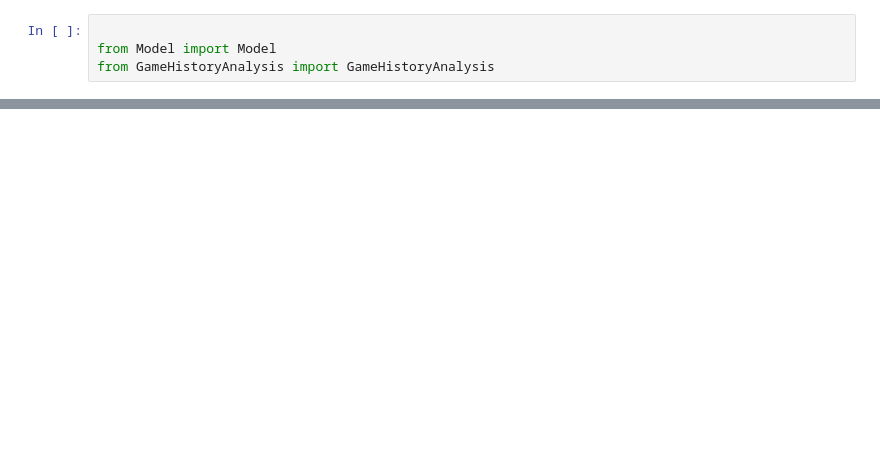
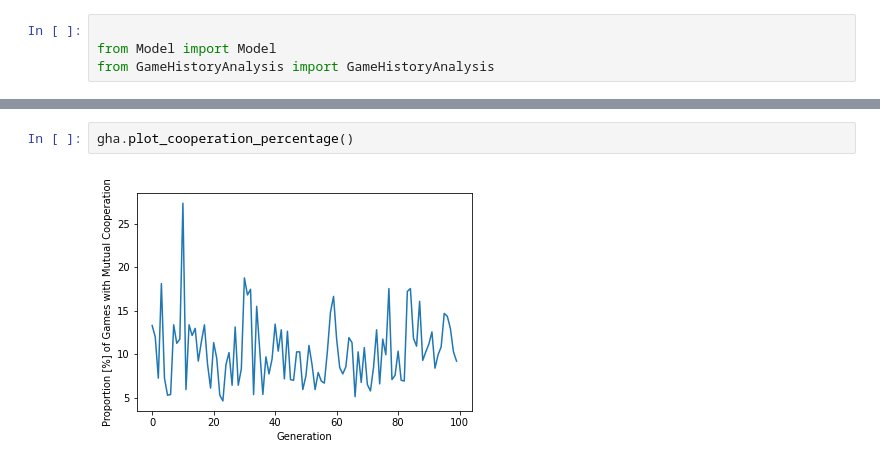
Before and after one commit to SaltySpatula/EvoCoABM, a Jupyter notebook: RL_model_testing.ipynb, the cells around one changed output, grey strips where cells are left out. Saved outputs shown, nothing was run; the diff lists cells and outputs as text; blank space fills up the shorter version.

```diff
--- a/RL_model_testing.ipynb
+++ b/RL_model_testing.ipynb
@@ -18,0 +22,4 @@ gha.plot_average_payoff()
+# %%
+gha.plot_cooperation_percentage()
+# %% [output]
+[figure, added]
```
Also changed, not shown: parts of 5 cells of this notebook, 2 other files.
